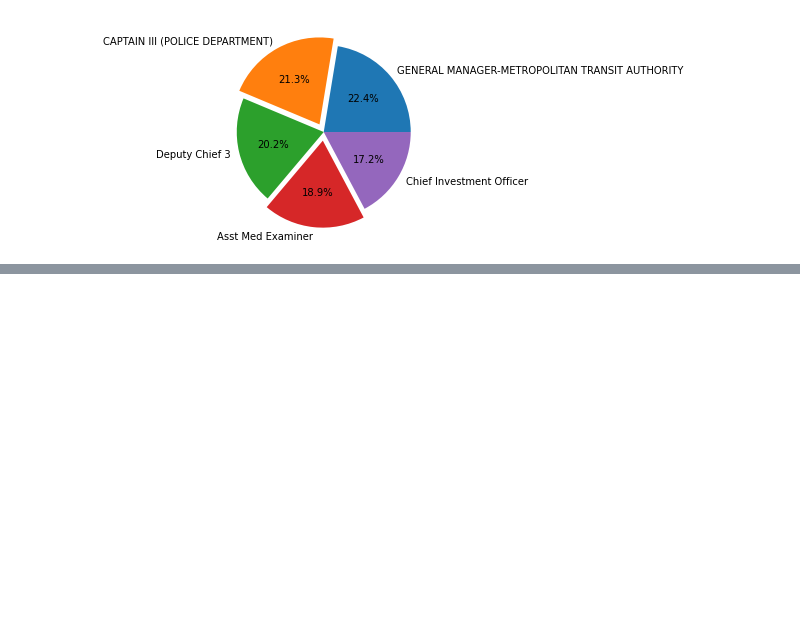
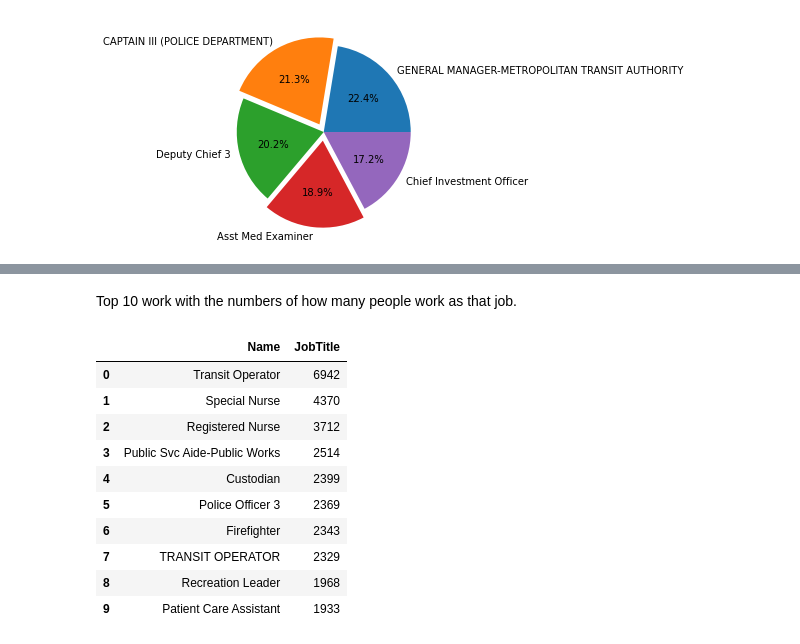
Before and after one commit to SaltyKNIGHT/portfolio-eda-python-san-fransisco-salaries, a Jupyter notebook: sf-salaries.ipynb, the cells around one changed output, grey strips where cells are left out. Saved outputs shown, nothing was run; the diff lists cells and outputs as text; code cells hidden in the pictures; blank space fills up the shorter version.

```diff
--- a/sf-salaries.ipynb
+++ b/sf-salaries.ipynb
@@ -354,0 +382,19 @@ plt.pie(tmp.TotalPayBenefits, labels = tmp.JobTitle, autopct='%1.1f%%', explode=
+# %% [markdown]
+Top 10 work with the numbers of how many people work as that job.
+# %%
+tmp23 = tmp23.to_frame()
+tmp23 = tmp23.reset_index()
+tmp23 = tmp23.rename(columns={"index": "Name"})
+tmp23
+# %% [output]
+|  | Name | JobTitle |
+| 0 | Transit Operator | 6942 |
+| 1 | Special Nurse | 4370 |
+| 2 | Registered Nurse | 3712 |
+| 3 | Public Svc Aide-Public Works | 2514 |
+| 4 | Custodian | 2399 |
+| 5 | Police Officer 3 | 2369 |
+| 6 | Firefighter | 2343 |
+| 7 | TRANSIT OPERATOR | 2329 |
+| 8 | Recreation Leader | 1968 |
+| 9 | Patient Care Assistant | 1933 |
```
Also changed, not shown: parts of 7 cells of this notebook.
